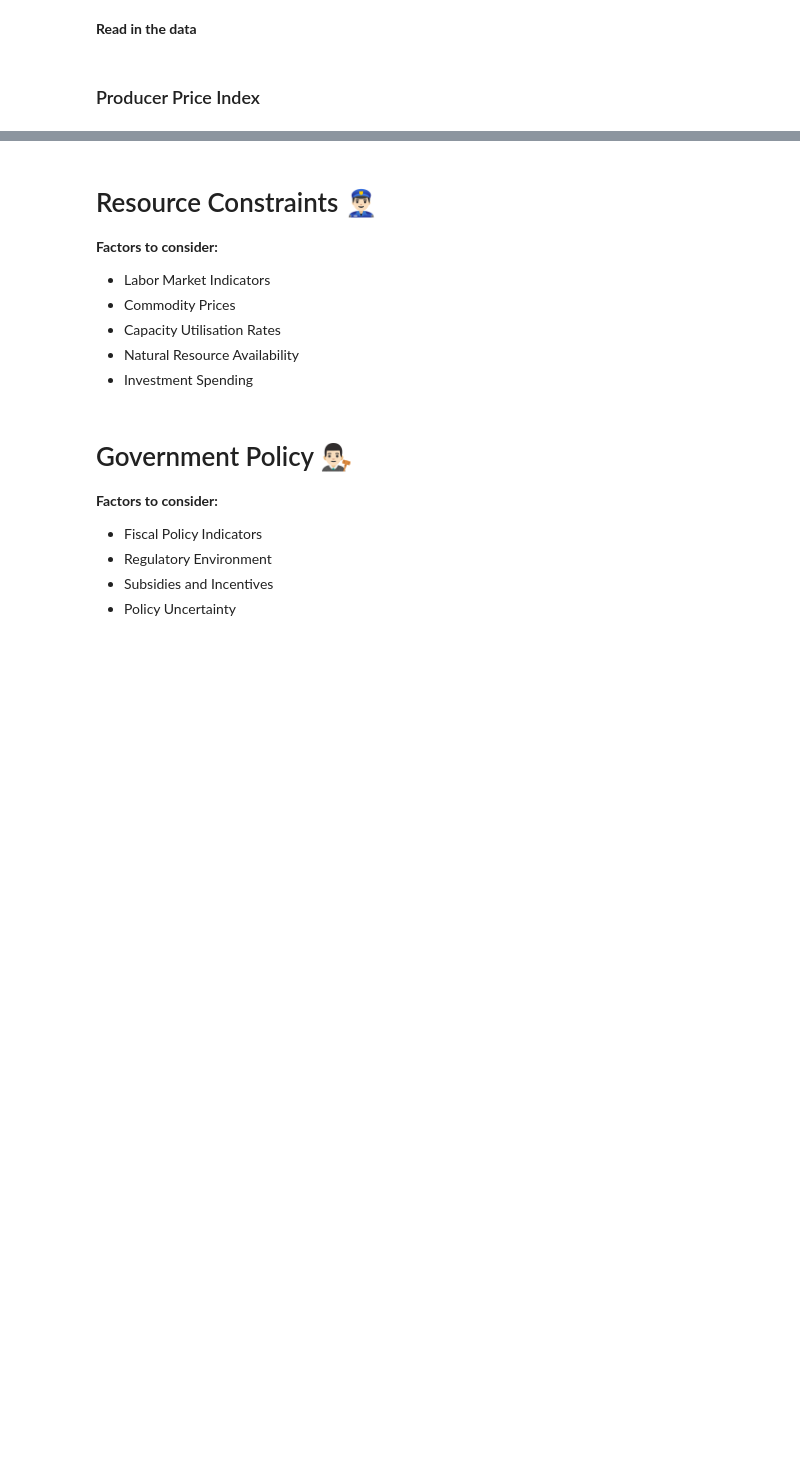
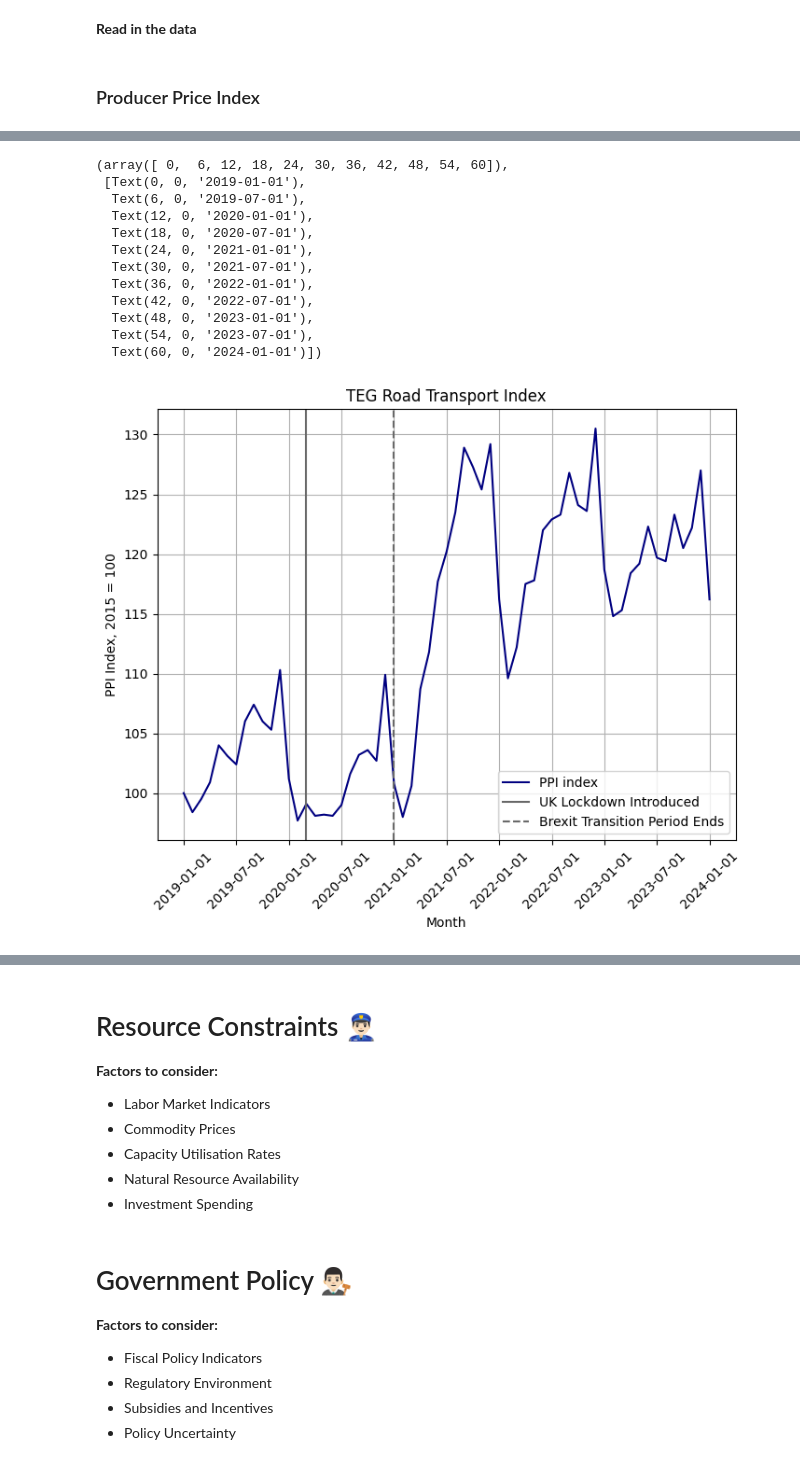
Before and after one commit to ollie-gregory/Supply-Side-Immobility-and-Inflation-in-the-UK, a Jupyter notebook: data_analysis.ipynb, the cells around one changed output, grey strips where cells are left out. Drawn from its saved outputs; the diff is of its cells as text; code cells hidden in the pictures; blank space fills up the shorter version.

```diff
--- a/data_analysis.ipynb
+++ b/data_analysis.ipynb
@@ -34,0 +113,30 @@ PPI_df.head()
+# %%
+fig = plt.figure(figsize=(8,6))
+
+ax = fig.subplots(1,1)
+
+ax.plot(TEG_index_df["Month"], TEG_index_df["TEG Market index"], label = "PPI index", color = "navy")
+ax.set_xlabel("Month")
+ax.set_ylabel("PPI Index, 2015 = 100")
+ax.grid(True)
+ax.set_title("TEG Road Transport Index")
+six_month_ticks = range(0, len(TEG_index_df["Month"]), 6)
+ax.set_xticks(six_month_ticks)
+ax.axvline(TEG_index_df["Month"][14], color='dimgray', label="UK Lockdown Introduced")
+ax.axvline(TEG_index_df["Month"][24], color='dimgray', linestyle ='--', label="Brexit Transition Period Ends")
+ax.legend()
+plt.xticks(rotation=45)
+# %% [output]
+(array([ 0,  6, 12, 18, 24, 30, 36, 42, 48, 54, 60]),
+ [Text(0, 0, '2019-01-01'),
+  Text(6, 0, '2019-07-01'),
+  Text(12, 0, '2020-01-01'),
+  Text(18, 0, '2020-07-01'),
+  Text(24, 0, '2021-01-01'),
+  Text(30, 0, '2021-07-01'),
+  Text(36, 0, '2022-01-01'),
+  Text(42, 0, '2022-07-01'),
+  Text(48, 0, '2023-01-01'),
+  Text(54, 0, '2023-07-01'),
+  Text(60, 0, '2024-01-01')])
+[figure, added]
```
Also changed, not shown: parts of 14 cells of this notebook, 5 other files.
